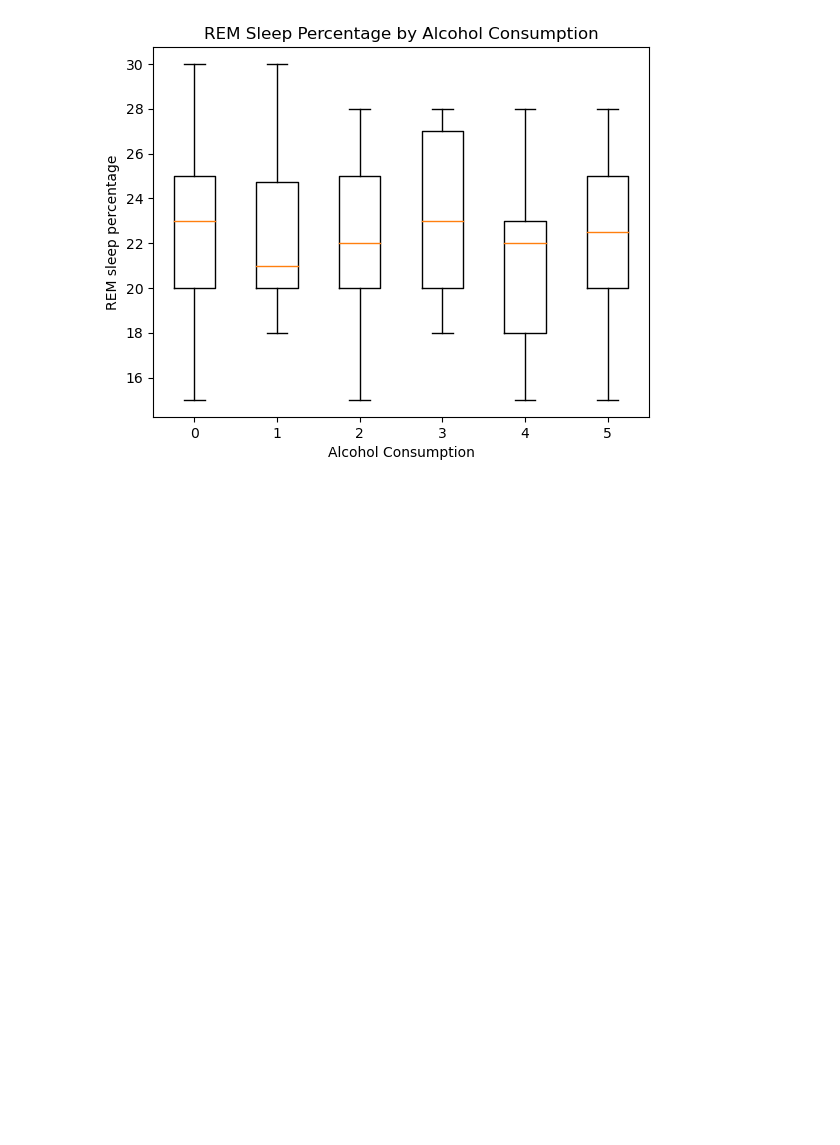
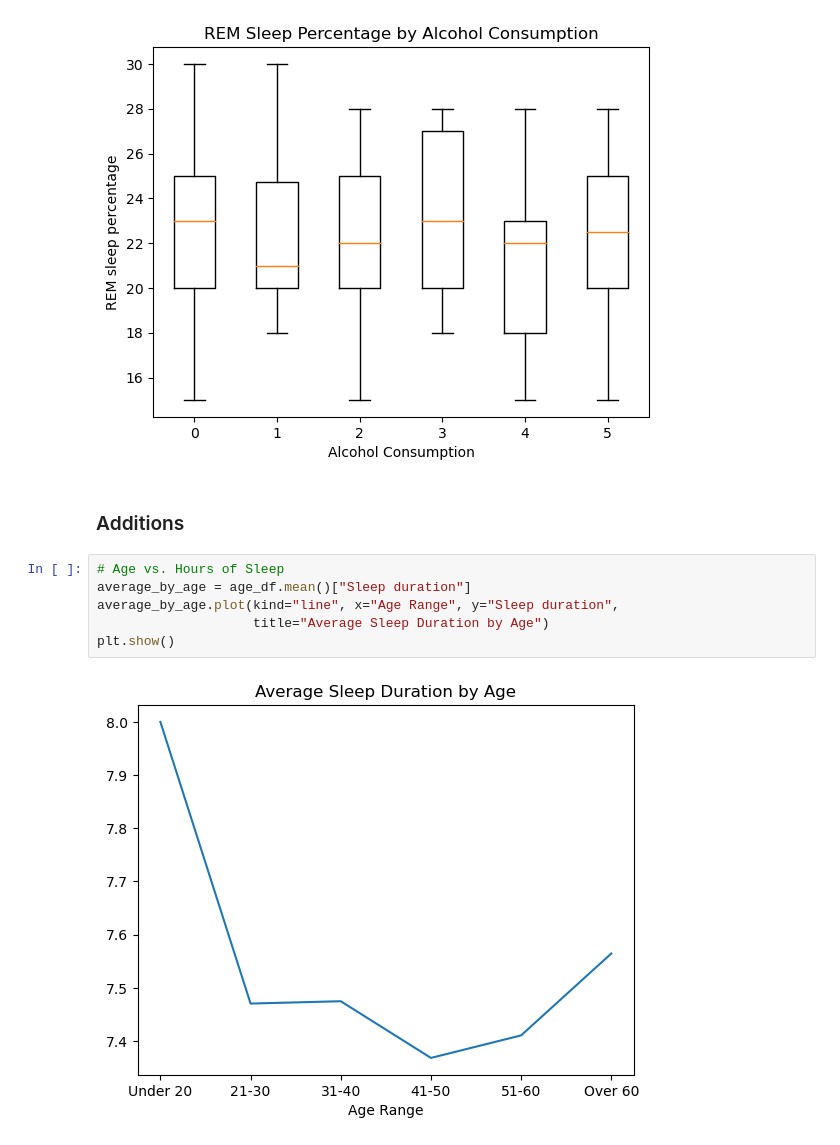
Before and after one commit to JenFreeze/Project_1, a Jupyter notebook: project1.ipynb, the cells around one changed output. Drawn from its saved outputs; the diff is of its cells as text; blank space fills up the shorter version.

Commit message:
add new charts

```diff
--- a/project1.ipynb
+++ b/project1.ipynb
@@ -412,3 +418,13 @@ plt.title("REM Sleep Percentage by Alcohol Consumption")
 plt.show()
 # %% [output]
 [figure]
+# %% [markdown]
+### Additions
+# %%
+# Age vs. Hours of Sleep
+average_by_age = age_df.mean()["Sleep duration"]
+average_by_age.plot(kind="line", x="Age Range", y="Sleep duration",
+                    title="Average Sleep Duration by Age")
+plt.show()
+# %% [output]
+[figure, added]
```
Also changed, not shown: parts of 13 cells of this notebook.
